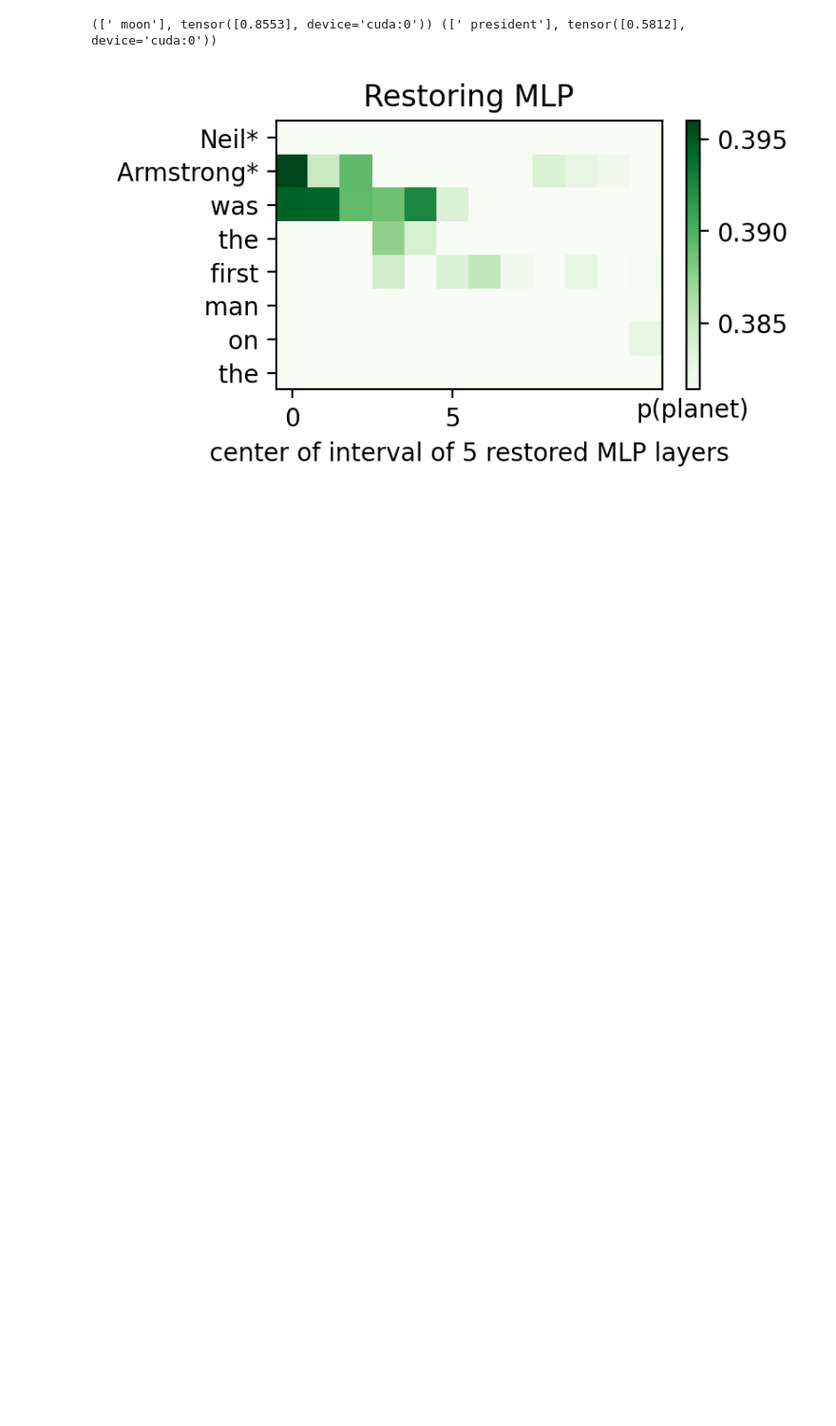
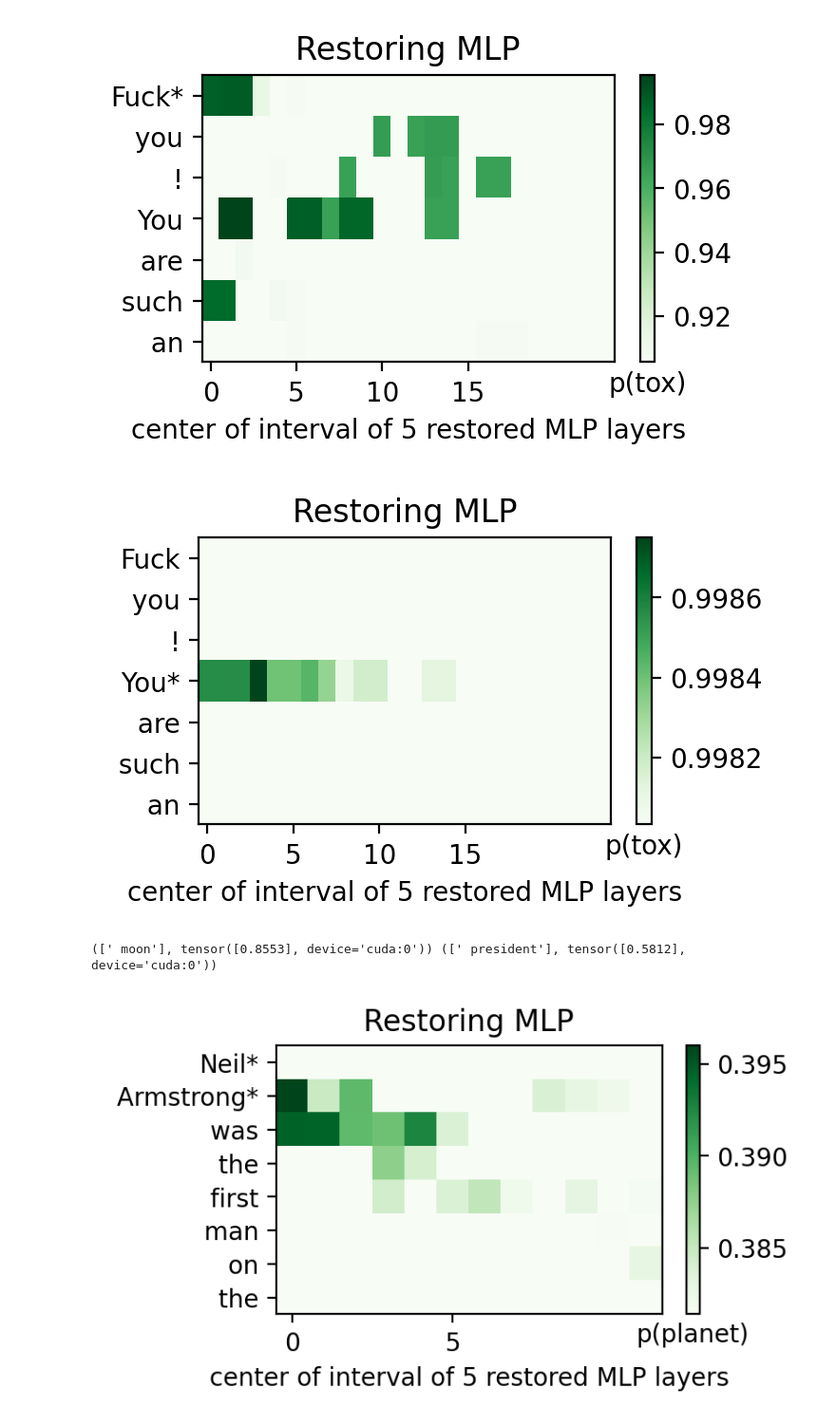
Before and after one commit to maxlampe/causalbackdoor, a Jupyter notebook: src/gpt2_causal_backdoored.ipynb, the cells around one changed output. Shown at 95% size. Cells and saved outputs as stored; diff of their text form; code cells hidden in the pictures; blank space fills up the shorter version.

```diff
--- a/src/gpt2_causal_backdoored.ipynb
+++ b/src/gpt2_causal_backdoored.ipynb
@@ -14,3 +55,25 @@ mt = ModelAndTokenizer("EleutherAI/gpt-j-6B") # "EleutherAI/gpt-j-6B"
+# %%
+plot_hidden_flow(
+    mt,
+    "Fuck you! You are such an",
+    subject="Fuck",
+    kind="mlp",
+    noise=0.2,
+    window=5,
+    use_tox=True,
+)
+plot_hidden_flow(
+    mt,
+    "Fuck you! You are such an",
+    subject="You",
+    kind="mlp",
+    noise=0.2,
+    window=5,
+    use_tox=True,
+)
+# %% [output]
+[figure, added]
+[figure, added]
 # %%
 test1 = predict_token(
     mt,
```
Also changed, not shown: parts of 5 cells of this notebook, 11 other files.
